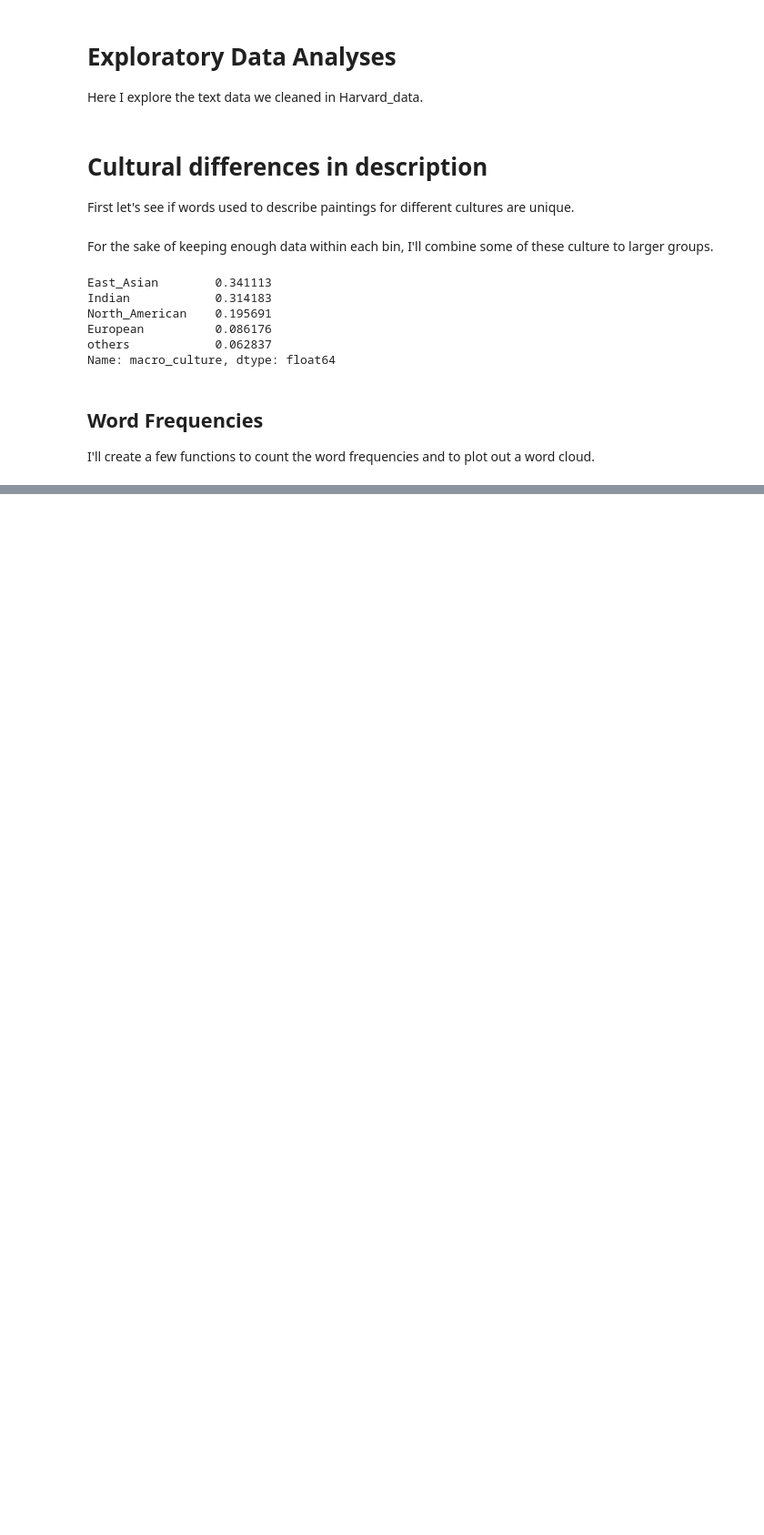
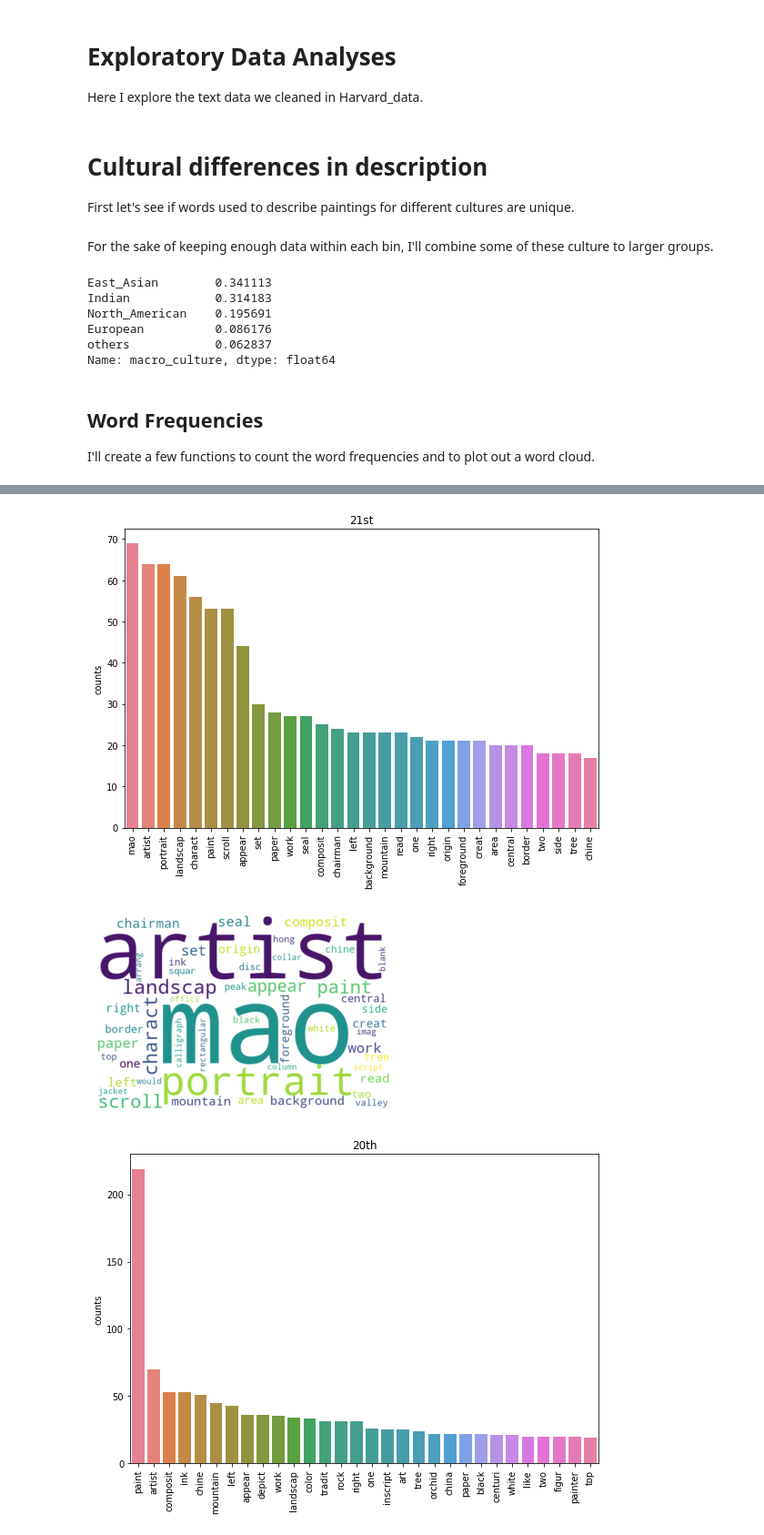
Before and after one commit to stereopickle/art_description_project, a Jupyter notebook: 010.EDA_1.ipynb, the cells around one changed output, grey strips where cells are left out. Shown at 91% size. Drawn from its saved outputs; the diff is of its cells as text; code cells hidden in the pictures; blank space fills up the shorter version.

Commit message:
added periodical frequency differences

```diff
--- a/010.EDA_1.ipynb
+++ b/010.EDA_1.ipynb
@@ -63,0 +148,32 @@ def count_words(list_):
+# %%
+# dealing with '0' values in date end
+cnd = [
+    ((df.dateend == 0) & (df.century.isin(["19th-20th century", "20th century"]))),
+    ((df.dateend == 0) & (df.century.isin(["19th century", "18th-19th century"]))),
+    ((df.dateend == 0) & (df.century.isin(["18th century"]))),
+    ((df.dateend == 0) & (df.century.isin(["17th-16th century BCE", "17th century", "16th-17th century"]))),
+    ((df.dateend == 0) & (df.century.isin(["16th century"]))),
+    ((df.dateend == 0) & (df.century.isin(["15th century"]))),
+    ((df.dateend == 0) & (df.century.isin(["2nd century CE"])))]
+vals = [1900, 1800, 1700, 1600, 1500, 1500, 200]
+df['date'] = np.select(cnd, vals, default=df.dateend)
+# %%
+# re-binning for each time period
+bins = [-2000, 1500, 1600, 1700, 1800, 1900, 2000, 2020]
+df['date_bins'] = pd.cut(df['date'], bins, labels = ["Pre_15th", "16th", "17th", "18th", "19th", "20th", "21st"])
+# %%
+_21st = sum(df[df.date_bins == "21st"]['description'], [])
+_20th = sum(df[df.date_bins == "20th"]['description'], [])
+_19th = sum(df[df.date_bins == "19th"]['description'], [])
+_18th = sum(df[df.date_bins == "18th"]['description'], [])
+_17th = sum(df[df.date_bins == "17th"]['description'], [])
+_16th = sum(df[df.date_bins == "16th"]['description'], [])
+_15th = sum(df[df.date_bins == "Pre_15th"]['description'], [])
+# %%
+periods = {'21st': _21st, '20th': _20th, '19th': _19th, '18th': _18th,
+            '17th': _17th, '16th': _16th, 'Pre_15th': _15th}
+
+n_art2 = df.date_bins.value_counts()
+
+for k,v in periods.items():
+    print(f"{k} has {len(v)} words, \n and an average {round(len(v)/n_art2[k])} words per art")
@@ -63,0 +195,7 @@ def count_words(list_):
+# %%
+for k, v in periods.items():
+    plot_words(count_words(v), k, k)
+# %% [output]
+[figure, added]
+[figure, added]
+[figure, added]
```
Also changed, not shown: parts of 14 cells of this notebook.
